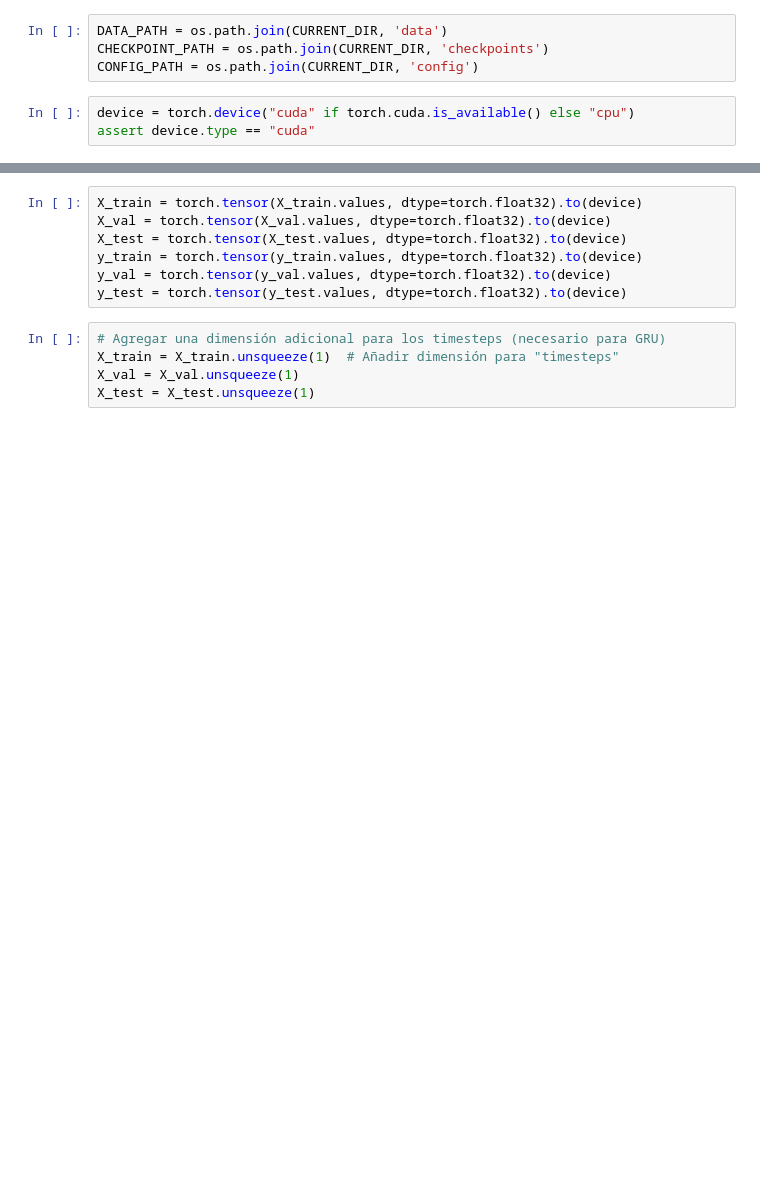
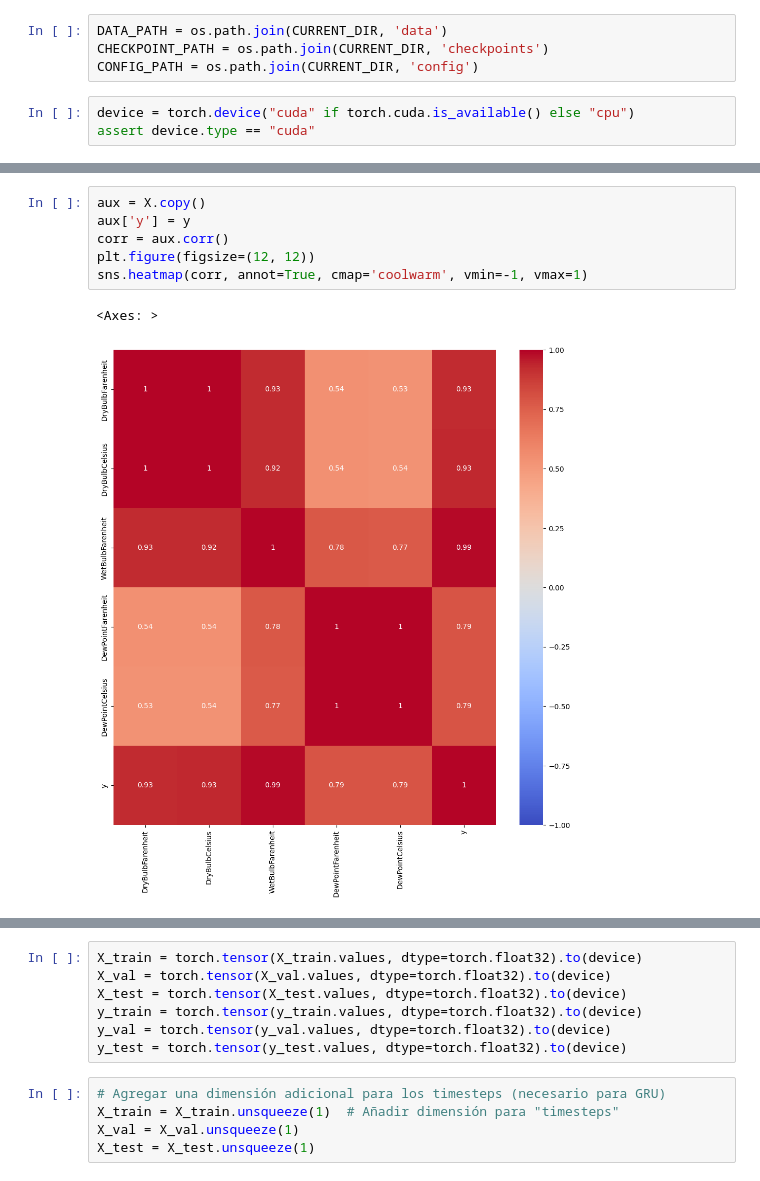
Before and after one commit to ari-dasci/S-DenoGrad, a Jupyter notebook: src/WTH_gru/gru.ipynb, the cells around one changed output, grey strips where cells are left out. Cells and saved outputs as stored; diff of their text form; blank space fills up the shorter version.

```diff
--- a/src/WTH_gru/gru.ipynb
+++ b/src/WTH_gru/gru.ipynb
@@ -46,4 +98,13 @@ X = df[df.columns[:-1]]
 y = df[df.columns[-1:]]
+# %%
+aux = X.copy()
+aux['y'] = y
+corr = aux.corr()
+plt.figure(figsize=(12, 12))
+sns.heatmap(corr, annot=True, cmap='coolwarm', vmin=-1, vmax=1)
+# %% [output]
+<Axes: >
+[figure, added]
 # %%
 scaler = MinMaxScaler()
 X_scaled = scaler.fit_transform(X)
```
Also changed, not shown: parts of 17 cells of this notebook, 9 other files.
